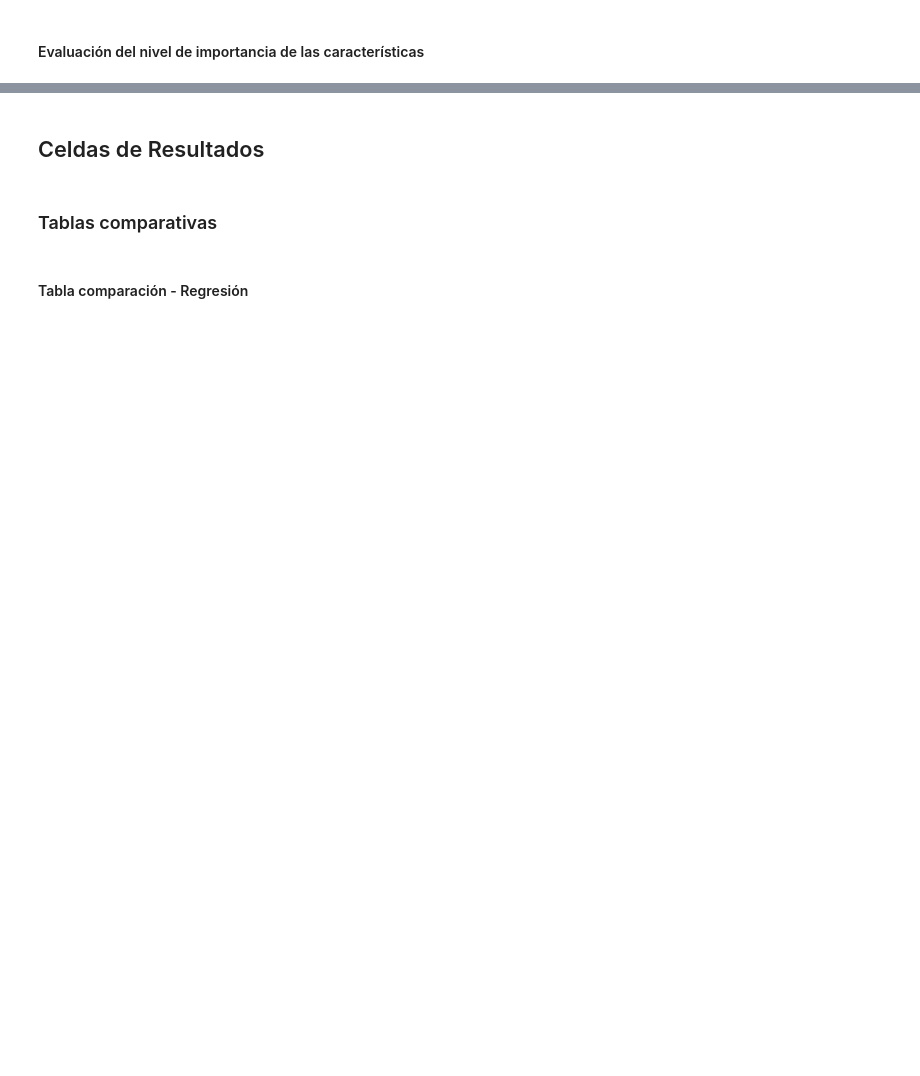
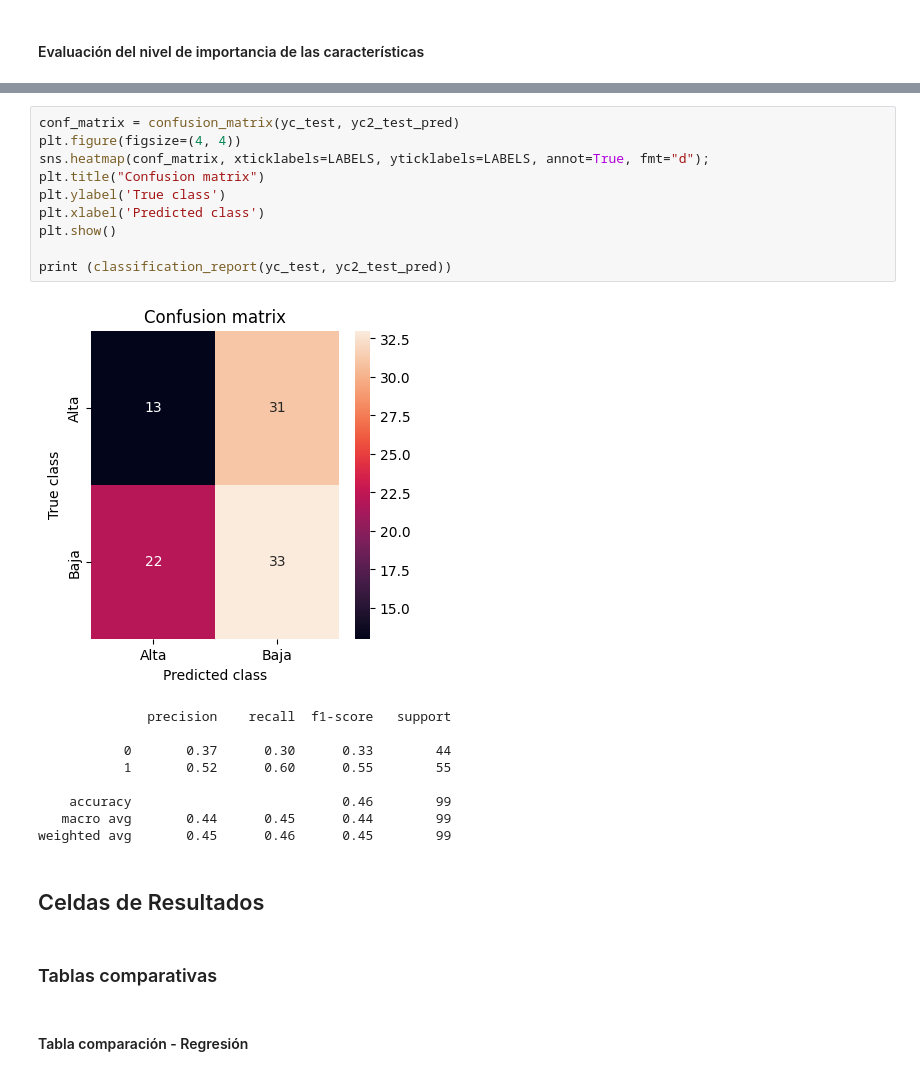
Before and after one commit to JohnReyes02/Talento_tech, a Jupyter notebook: semana_6/taller_grupo_pruebas.ipynb, the cells around one changed output, grey strips where cells are left out. Drawn from its saved outputs; the diff is of its cells as text; blank space fills up the shorter version.

```diff
--- a/semana_6/taller_grupo_pruebas.ipynb
+++ b/semana_6/taller_grupo_pruebas.ipynb
@@ -576,3 +477,23 @@ plt.show()
+# %%
+conf_matrix = confusion_matrix(yc_test, yc2_test_pred)
+plt.figure(figsize=(4, 4))
+sns.heatmap(conf_matrix, xticklabels=LABELS, yticklabels=LABELS, annot=True, fmt="d");
+plt.title("Confusion matrix")
+plt.ylabel('True class')
+plt.xlabel('Predicted class')
+plt.show()
+
+print (classification_report(yc_test, yc2_test_pred))
+# %% [output]
+[figure, added]
+              precision    recall  f1-score   support
+
+           0       0.37      0.30      0.33        44
+           1       0.52      0.60      0.55        55
+
+    accuracy                           0.46        99
+   macro avg       0.44      0.45      0.44        99
+weighted avg       0.45      0.46      0.45        99
 # %% [markdown]
 ## Celdas de Resultados
 # %% [markdown]
```
Also changed, not shown: parts of 41 cells of this notebook, 2 other files.
